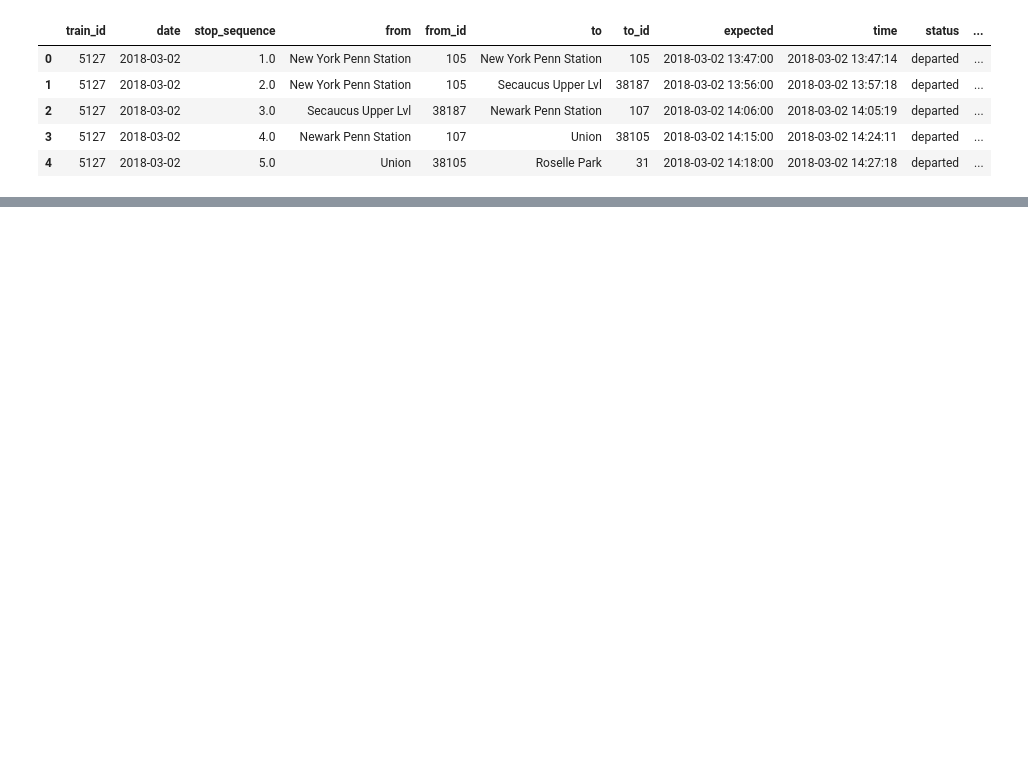
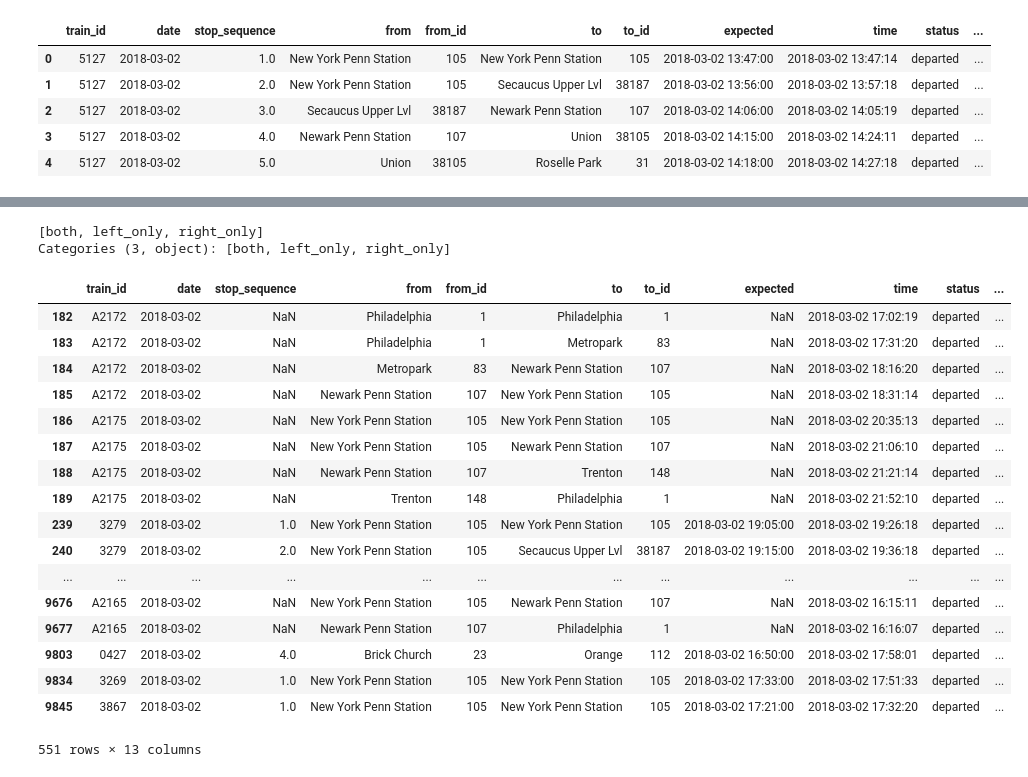
Before and after one commit to pranavbadami/njtransit, a Jupyter notebook: notebooks/reference/examine_new_parser_csvs.ipynb, the cells around one changed output, grey strips where cells are left out. Cells and saved outputs as stored; diff of their text form; code cells hidden in the pictures; blank space fills up the shorter version.

```diff
--- a/notebooks/reference/examine_new_parser_csvs.ipynb
+++ b/notebooks/reference/examine_new_parser_csvs.ipynb
@@ -2,0 +13,2 @@ import pandas as pd
+# %%
+df_new = pd.read_csv("../../csv/2018_03_02_with_update.csv")
@@ -11,3 +32,5 @@ df_03_02.head()
 | 2 | 5127 | 2018-03-02 | 3.0 | Secaucus Upper Lvl | 38187 | Newark Penn Station | 107 | 2018-03-02 14:06:00 | 2018-03-02 14:05:19 | departed | ... |
 | 3 | 5127 | 2018-03-02 | 4.0 | Newark Penn Station | 107 | Union | 38105 | 2018-03-02 14:15:00 | 2018-03-02 14:24:11 | departed | ... |
 | 4 | 5127 | 2018-03-02 | 5.0 | Union | 38105 | Roselle Park | 31 | 2018-03-02 14:18:00 | 2018-03-02 14:27:18 | departed | ... |
+# %%
+df_old = pd.read_csv("../../csv/2018_03_02_check_only.csv")
@@ -13,0 +46,9 @@ df_03_02.head()
+# %%
+merged = df_new.merge(df_old, indicator=True, how='outer')
+# %%
+merged["_merge"].unique()
+# %% [output]
+[both, left_only, right_only]
+Categories (3, object): [both, left_only, right_only]
+# %%
+new_rows = merged[merged["_merge"] == "left_only"].copy()
@@ -13,0 +57,21 @@ df_03_02.head()
+# %%
+new_rows
+# %% [output]
+|  | train_id | date | stop_sequence | from | from_id | to | to_id | expected | time | status | ... |
+| 182 | A2172 | 2018-03-02 | NaN | Philadelphia | 1 | Philadelphia | 1 | NaN | 2018-03-02 17:02:19 | departed | ... |
+| 183 | A2172 | 2018-03-02 | NaN | Philadelphia | 1 | Metropark | 83 | NaN | 2018-03-02 17:31:20 | departed | ... |
+| 184 | A2172 | 2018-03-02 | NaN | Metropark | 83 | Newark Penn Station | 107 | NaN | 2018-03-02 18:16:20 | departed | ... |
+| 185 | A2172 | 2018-03-02 | NaN | Newark Penn Station | 107 | New York Penn Station | 105 | NaN | 2018-03-02 18:31:14 | departed | ... |
+| 186 | A2175 | 2018-03-02 | NaN | New York Penn Station | 105 | New York Penn Station | 105 | NaN | 2018-03-02 20:35:13 | departed | ... |
+| 187 | A2175 | 2018-03-02 | NaN | New York Penn Station | 105 | Newark Penn Station | 107 | NaN | 2018-03-02 21:06:10 | departed | ... |
+| 188 | A2175 | 2018-03-02 | NaN | Newark Penn Station | 107 | Trenton | 148 | NaN | 2018-03-02 21:21:14 | departed | ... |
+| 189 | A2175 | 2018-03-02 | NaN | Trenton | 148 | Philadelphia | 1 | NaN | 2018-03-02 21:52:10 | departed | ... |
+| 239 | 3279 | 2018-03-02 | 1.0 | New York Penn Station | 105 | New York Penn Station | 105 | 2018-03-02 19:05:00 | 2018-03-02 19:26:18 | departed | ... |
+| 240 | 3279 | 2018-03-02 | 2.0 | New York Penn Station | 105 | Secaucus Upper Lvl | 38187 | 2018-03-02 19:15:00 | 2018-03-02 19:36:18 | departed | ... |
+| ... | ... | ... | ... | ... | ... | ... | ... | ... | ... | ... | ... |
+| 9676 | A2165 | 2018-03-02 | NaN | New York Penn Station | 105 | Newark Penn Station | 107 | NaN | 2018-03-02 16:15:11 | departed | ... |
+| 9677 | A2165 | 2018-03-02 | NaN | Newark Penn Station | 107 | Philadelphia | 1 | NaN | 2018-03-02 16:16:07 | departed | ... |
+| 9803 | 0427 | 2018-03-02 | 4.0 | Brick Church | 23 | Orange | 112 | 2018-03-02 16:50:00 | 2018-03-02 17:58:01 | departed | ... |
+| 9834 | 3269 | 2018-03-02 | 1.0 | New York Penn Station | 105 | New York Penn Station | 105 | 2018-03-02 17:33:00 | 2018-03-02 17:51:33 | departed | ... |
+| 9845 | 3867 | 2018-03-02 | 1.0 | New York Penn Station | 105 | New York Penn Station | 105 | 2018-03-02 17:21:00 | 2018-03-02 17:32:20 | departed | ... |
+551 rows × 13 columns
```
Also changed, not shown: parts of 15 cells of this notebook, 2 other files.
